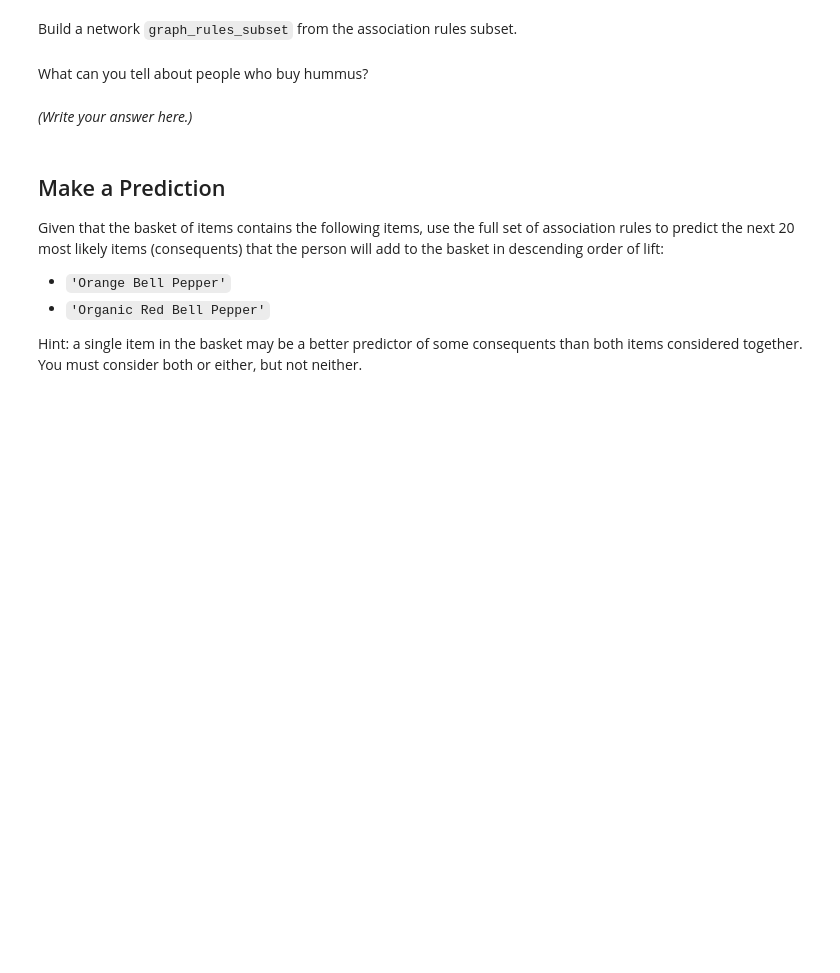
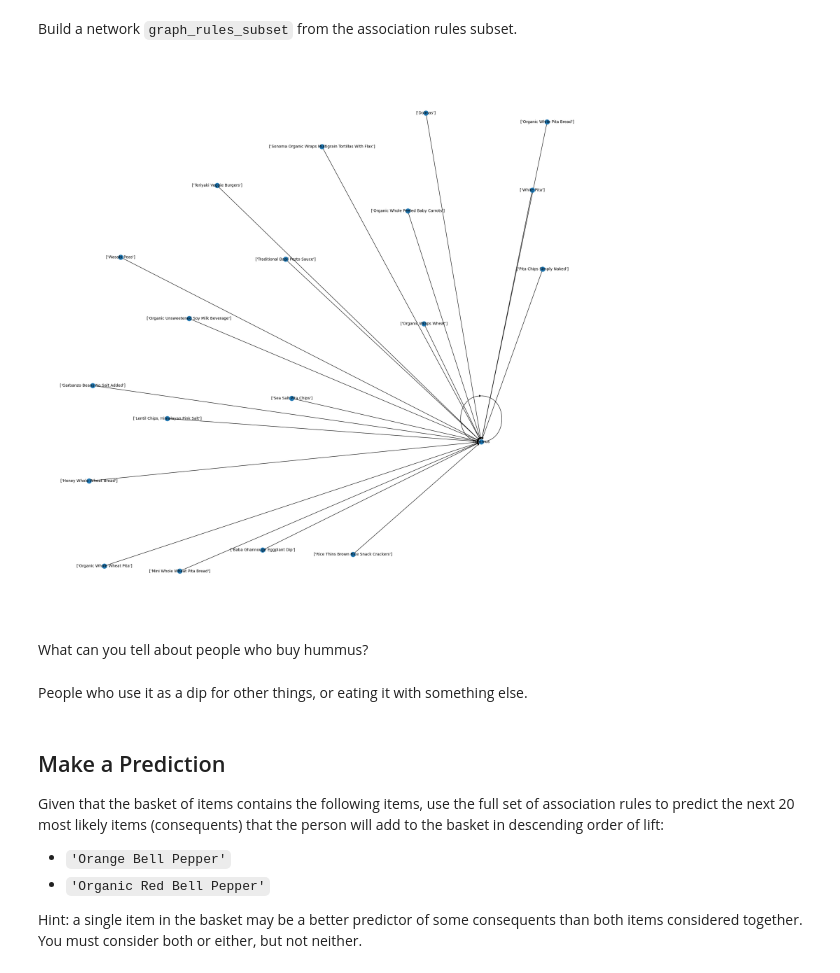
Before and after one commit to drod75/my-fork-DS-fri-1230, a Jupyter notebook: Week-05-Unsupervised-Learning/Exercise-DR.ipynb, the cells around one changed output. Drawn from its saved outputs; the diff is of its cells as text; code cells hidden in the pictures; blank space fills up the shorter version.

```diff
--- a/Week-05-Unsupervised-Learning/Exercise-DR.ipynb
+++ b/Week-05-Unsupervised-Learning/Exercise-DR.ipynb
@@ -75,7 +82,9 @@ Compute the support, confidence, and lift of each rule.
 # %%
 # Add new columns support, confidence, and lift to df_rules. And show the first 50 rules.
 
-df_rules = # Something goes here.
+df_rules['support'] = df_rules['item_set_count'] / df_rules['transaction_count']
+df_rules['confidence'] = df_rules['item_set_count'] / df_rules['antecedent_count']
+df_rules['lift'] = df_rules['item_set_count'] * df_rules['transaction_count'] / (df_rules['antecedent_count'] * df_rules['consequent_count'])
 # %% [markdown]
 The yogurts have got some insane lift (*over 9,000*). Why do you think that might be?
 # %% [markdown]
@@ -102,0 +123,11 @@ df_rules_subset = # Something goes here. You can repeat this for as many steps a
+# %%
+# Define df_rules_subset.
+p1 = (df_rules['antecedent_items'].apply(len) == 1)
+p2 = (df_rules['lift'].between(5,20))
+p3 = (df_rules['antecedent_items'].apply(lambda x: 'Hummus' in x) ^ df_rules['consequent_item'].apply(lambda x: 'Hummus' in x))
+
+df_rules_subset = df_rules[p1 & p2 & p3].copy()
+df_rules_subset['antecedent_items'] = df_rules_subset['antecedent_items'].astype(str).str.replace(r'.*Hummus.*', 'Hummus', regex=True)
+df_rules_subset['consequent_item'] = df_rules_subset['consequent_item'].astype(str).str.replace(r'.*Hummus.*', 'Hummus', regex=True)
+
+df_rules_subset.head()
@@ -105,16 +143,22 @@ Build a network `graph_rules_subset` from the association rules subset.
 # %%
 # Define graph_rules_subset, add the graph’s edges, and plot it. You may need a large figure size, smaller node size, and smaller font size.
 
 graph_rules_subset = nx.MultiDiGraph()
 graph_rules_subset.add_edges_from(
-    # Something goes here.
+    zip(df_rules_subset['antecedent_items'], df_rules_subset['consequent_item'])
 )
 
 # Then render the graph.
+plt.figure(figsize=(20,20))
+g = nx.spring_layout(graph_rules_subset, k=0.5)
+nx.draw(graph_rules_subset, g, font_size=10, node_size=150, with_labels=True)
+plt.show()
+# %% [output]
+[figure, added]
 # %% [markdown]
 What can you tell about people who buy hummus?
-# %% [markdown]
-*(Write your answer here.)*
+# %% [markdown]
+People who use it as a dip for other things, or eating it with something else.
 # %% [markdown]
 ## Make a Prediction
 
```
Also changed, not shown: parts of 6 cells of this notebook.
